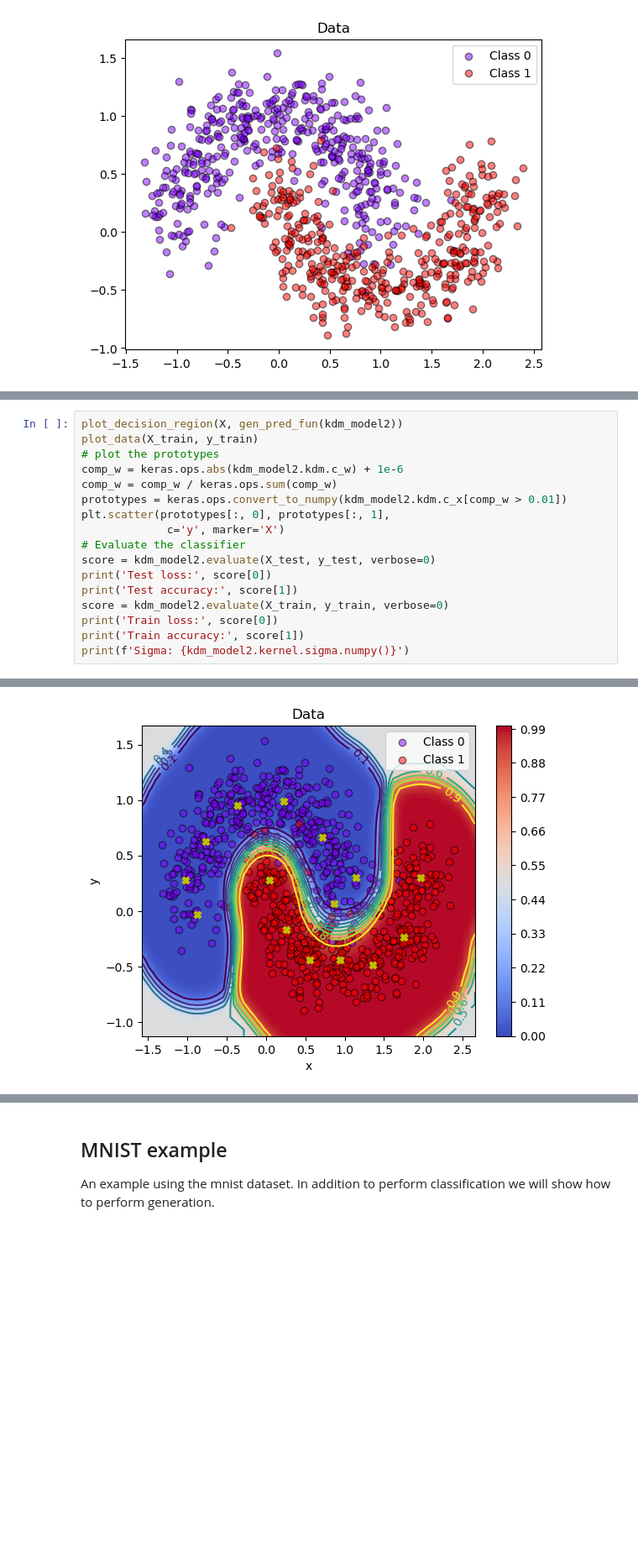
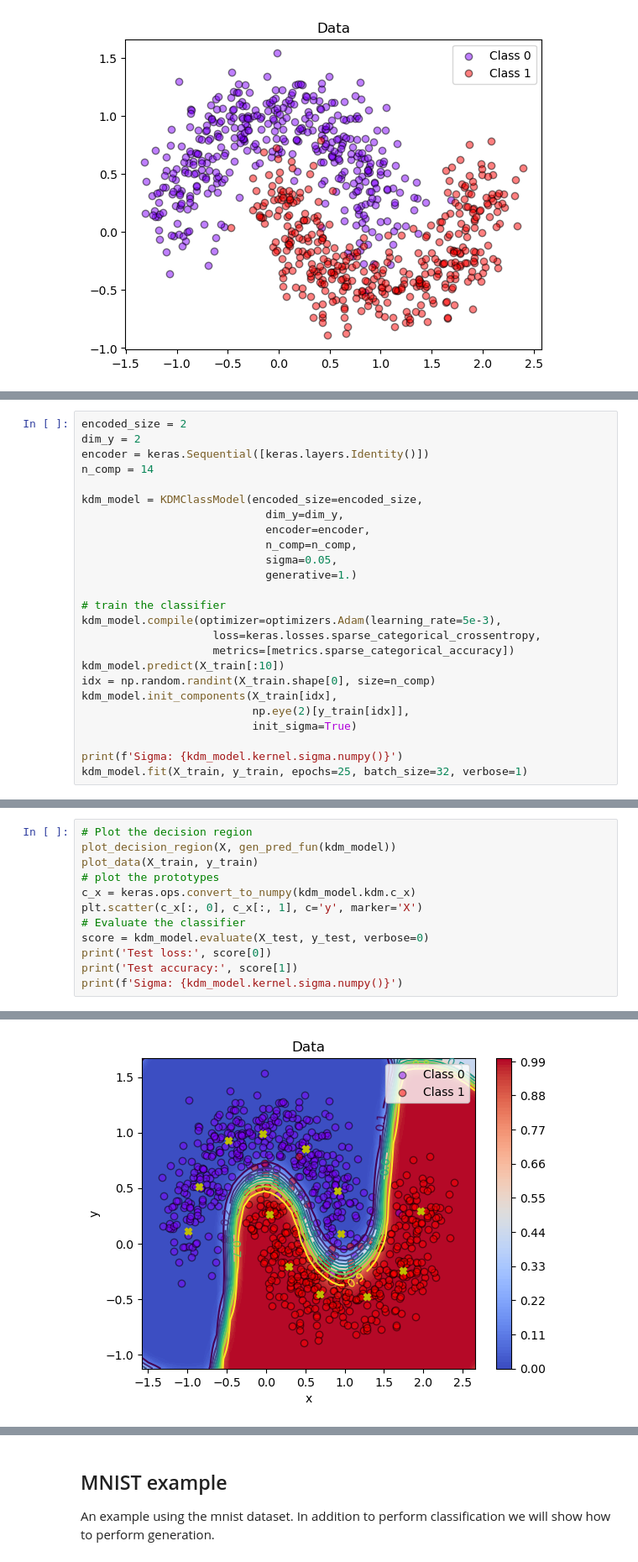
Before and after one commit to fagonzalezo/kdm, a Jupyter notebook: examples/kdm_classification_generation.ipynb, the cells around one changed output, grey strips where cells are left out. Shown at 84% size. Saved outputs shown, nothing was run; the diff lists cells and outputs as text; blank space fills up the shorter version.

```diff
--- a/examples/kdm_classification_generation.ipynb
+++ b/examples/kdm_classification_generation.ipynb
@@ -156,0 +94,25 @@ kdm_model2.compile(optimizer=optimizers.Adam(learning_rate=1e-3),
+# %%
+encoded_size = 2
+dim_y = 2
+encoder = keras.Sequential([keras.layers.Identity()])
+n_comp = 14
+
+kdm_model = KDMClassModel(encoded_size=encoded_size,
+                            dim_y=dim_y,
+                            encoder=encoder,
+                            n_comp=n_comp,
+                            sigma=0.05,
+                            generative=1.)
+
+# train the classifier
+kdm_model.compile(optimizer=optimizers.Adam(learning_rate=5e-3),
+                    loss=keras.losses.sparse_categorical_crossentropy,
+                    metrics=[metrics.sparse_categorical_accuracy])
+kdm_model.predict(X_train[:10])
+idx = np.random.randint(X_train.shape[0], size=n_comp)
+kdm_model.init_components(X_train[idx],
+                          np.eye(2)[y_train[idx]],
+                          init_sigma=True)
+
+print(f'Sigma: {kdm_model.kernel.sigma.numpy()}')
+kdm_model.fit(X_train, y_train, epochs=25, batch_size=32, verbose=1)
@@ -157,18 +138,13 @@ kdm_model2.compile(optimizer=optimizers.Adam(learning_rate=1e-3),
 # %%
-plot_decision_region(X, gen_pred_fun(kdm_model2))
+# Plot the decision region
+plot_decision_region(X, gen_pred_fun(kdm_model))
 plot_data(X_train, y_train)
 # plot the prototypes
-comp_w = keras.ops.abs(kdm_model2.kdm.c_w) + 1e-6
-comp_w = comp_w / keras.ops.sum(comp_w)
-prototypes = keras.ops.convert_to_numpy(kdm_model2.kdm.c_x[comp_w > 0.01])
-plt.scatter(prototypes[:, 0], prototypes[:, 1],
-             c='y', marker='X')
+c_x = keras.ops.convert_to_numpy(kdm_model.kdm.c_x)
+plt.scatter(c_x[:, 0], c_x[:, 1], c='y', marker='X')
 # Evaluate the classifier
-score = kdm_model2.evaluate(X_test, y_test, verbose=0)
+score = kdm_model.evaluate(X_test, y_test, verbose=0)
 print('Test loss:', score[0])
 print('Test accuracy:', score[1])
-score = kdm_model2.evaluate(X_train, y_train, verbose=0)
-print('Train loss:', score[0])
-print('Train accuracy:', score[1])
-print(f'Sigma: {kdm_model2.kernel.sigma.numpy()}')
+print(f'Sigma: {kdm_model.kernel.sigma.numpy()}')
 # %% [output]
@@ -182,2 +156,2 @@ Sigma: 0.27680930495262146
-[figure, old version]
+[figure, new version]
 # %% [markdown]
```
Also changed, not shown: parts of 28 cells of this notebook, 4 other files.
